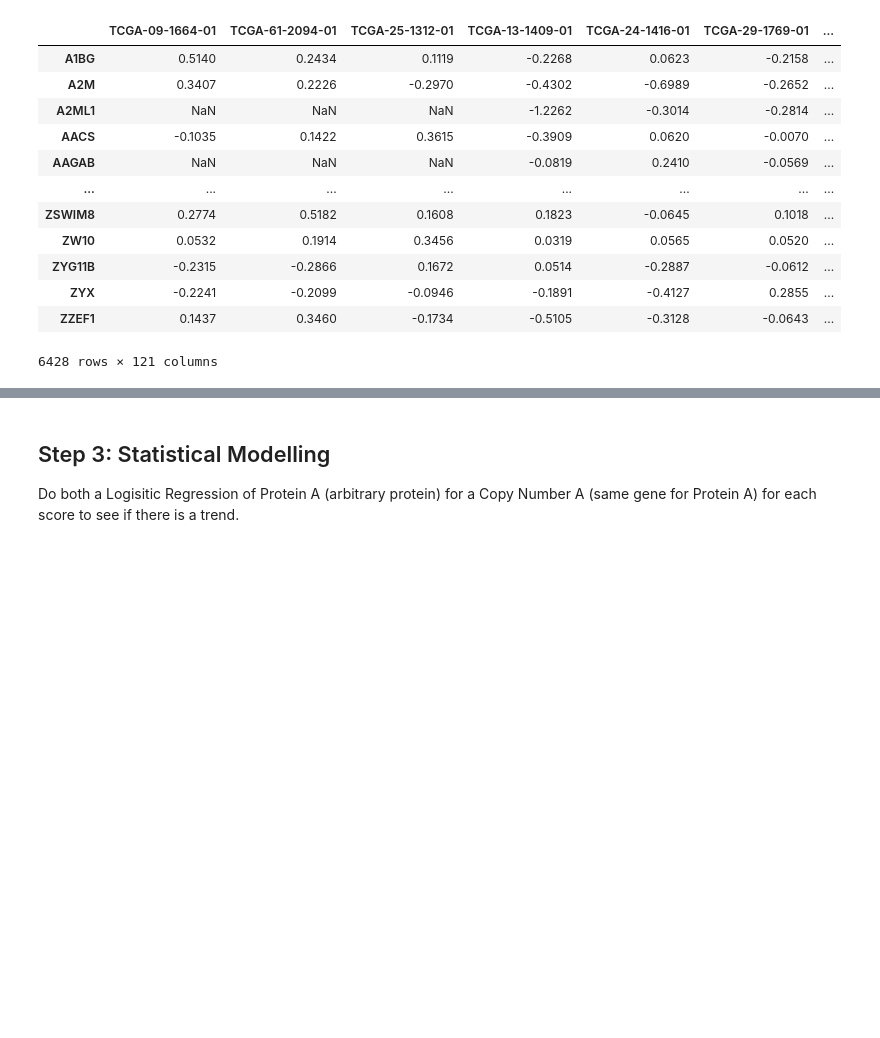
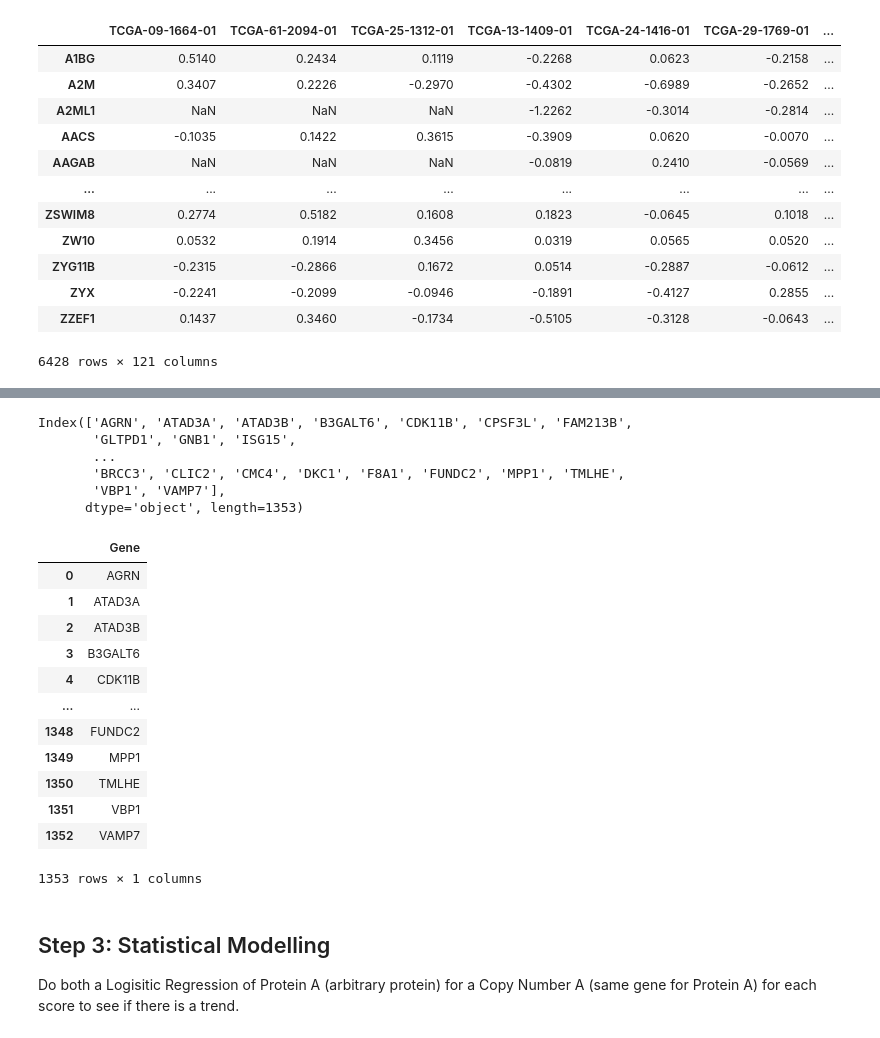
Before and after one commit to faith-ogun/bioslate-hgsoc-core, a Jupyter notebook: notebooks/tcga_gene_candidate_preprocessing.ipynb, the cells around one changed output, grey strips where cells are left out. Drawn from its saved outputs; the diff is of its cells as text; code cells hidden in the pictures; blank space fills up the shorter version.

```diff
--- a/notebooks/data_preprocessing.ipynb
+++ b/notebooks/tcga_gene_candidate_preprocessing.ipynb
@@ -243,0 +261,32 @@ prot_filtered
+# %%
+del_genes_cross_val_with_proteomics = del_genes.intersection(prot_filtered.index)
+del_genes_cross_val_with_proteomics
+# %% [output]
+Index(['AGRN', 'ATAD3A', 'ATAD3B', 'B3GALT6', 'CDK11B', 'CPSF3L', 'FAM213B',
+       'GLTPD1', 'GNB1', 'ISG15',
+       ...
+       'BRCC3', 'CLIC2', 'CMC4', 'DKC1', 'F8A1', 'FUNDC2', 'MPP1', 'TMLHE',
+       'VBP1', 'VAMP7'],
+      dtype='object', length=1353)
+# %%
+# Convert to dataframe
+del_genes_cross_val_with_proteomics = del_genes_cross_val_with_proteomics.to_frame(name="Gene")
+
+# reset index if needed
+del_genes_cross_val_with_proteomics.reset_index(drop=True, inplace=True)
+
+del_genes_cross_val_with_proteomics
+# %% [output]
+|  | Gene |
+| 0 | AGRN |
+| 1 | ATAD3A |
+| 2 | ATAD3B |
+| 3 | B3GALT6 |
+| 4 | CDK11B |
+| ... | ... |
+| 1348 | FUNDC2 |
+| 1349 | MPP1 |
+| 1350 | TMLHE |
+| 1351 | VBP1 |
+| 1352 | VAMP7 |
+1353 rows × 1 columns
```
Also changed, not shown: parts of 12 cells of this notebook, 17 other files.
